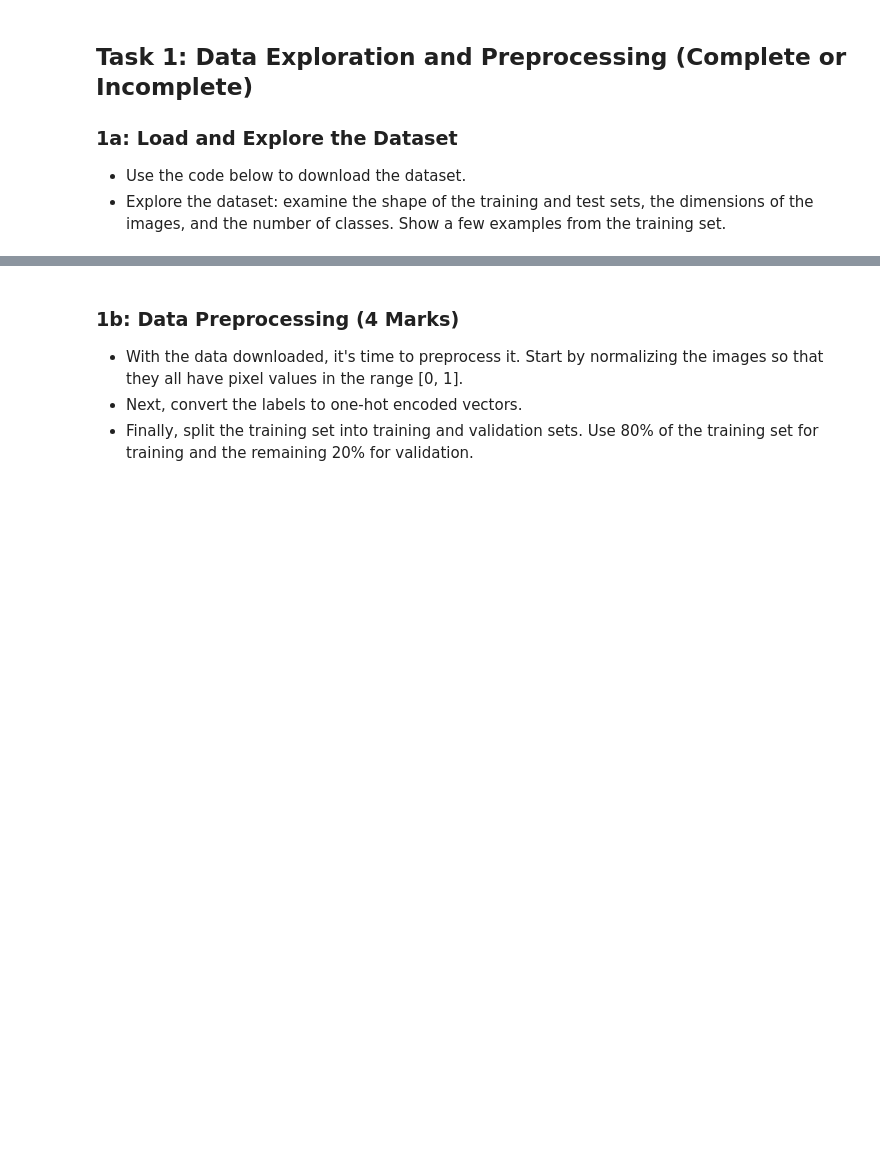
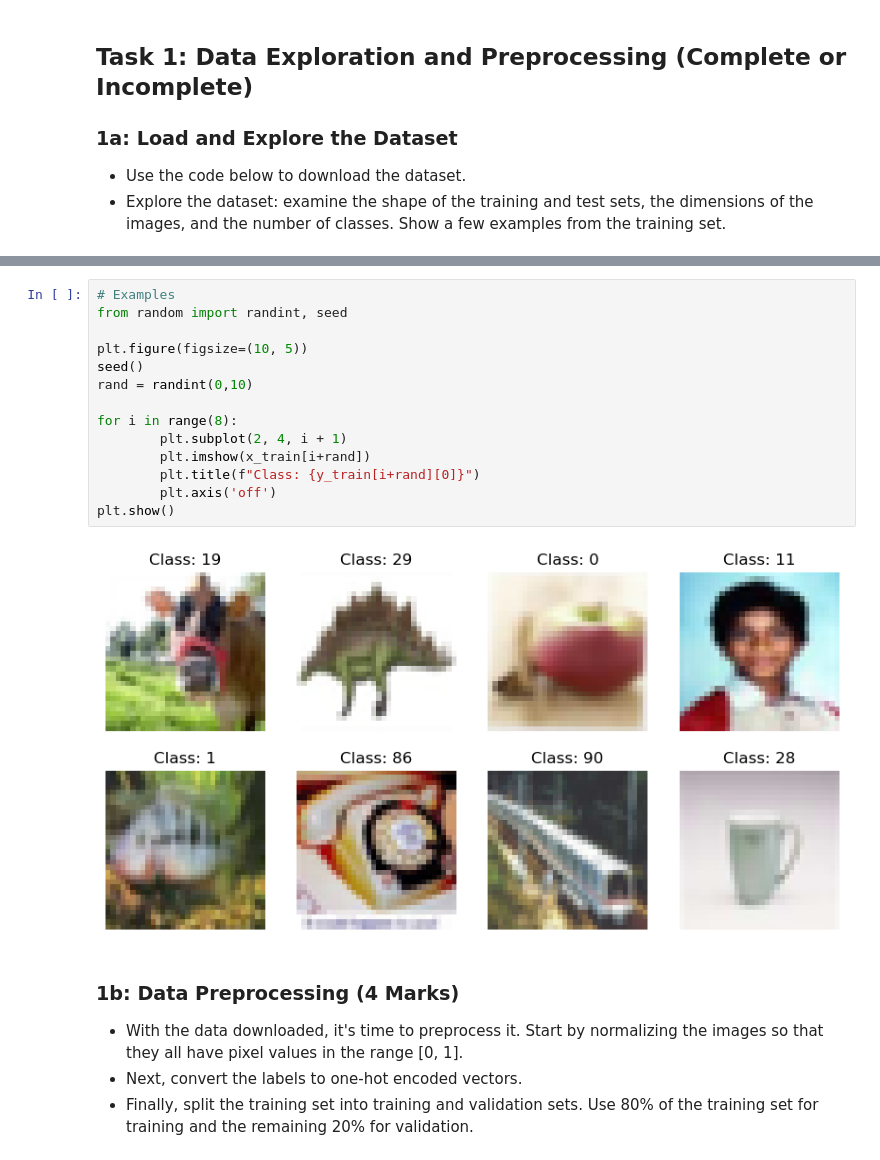
Before and after one commit to UofT-DSI/deep_learning, a Jupyter notebook: 02_activities/assignments/assignment_1.ipynb, the cells around one changed output, grey strips where cells are left out. Saved outputs shown, nothing was run; the diff lists cells and outputs as text; blank space fills up the shorter version.

```diff
--- a/02_activities/assignments/assignment_1.ipynb
+++ b/02_activities/assignments/assignment_1.ipynb
@@ -28,3 +46,19 @@ To enable the following instructions: AVX2 FMA, in other operations, rebuild Ten
+# %%
+# Examples
+from random import randint, seed
+
+plt.figure(figsize=(10, 5))
+seed()
+rand = randint(0,10)
+
+for i in range(8):
+        plt.subplot(2, 4, i + 1)
+        plt.imshow(x_train[i+rand])
+        plt.title(f"Class: {y_train[i+rand][0]}")
+        plt.axis('off')
+plt.show()
+# %% [output]
+[figure, added]
 # %% [markdown]
 ### 1b: Data Preprocessing (4 Marks)
 - With the data downloaded, it's time to preprocess it. Start by normalizing the images so that they all have pixel values in the range [0, 1].
```
Also changed, not shown: parts of 18 cells of this notebook.
